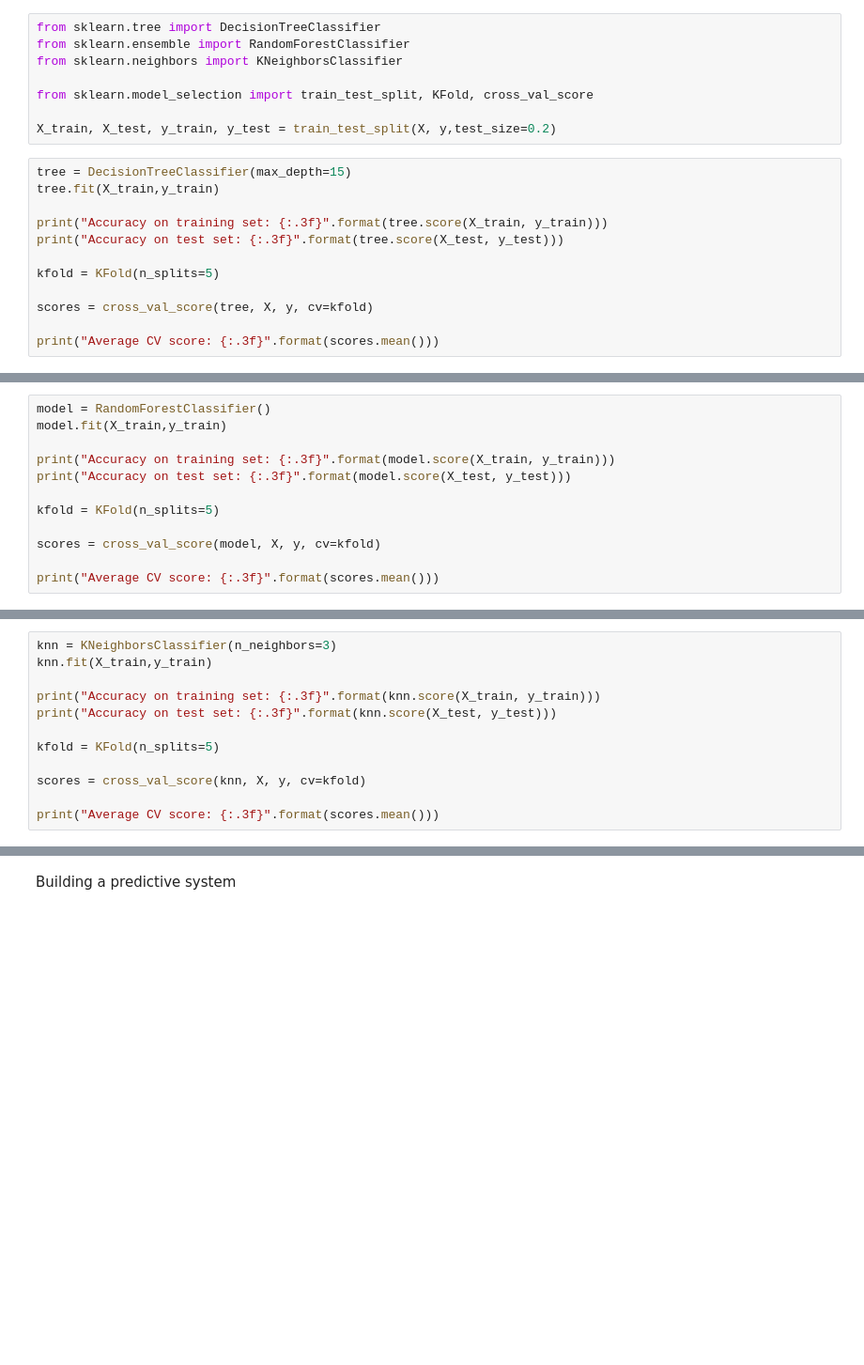
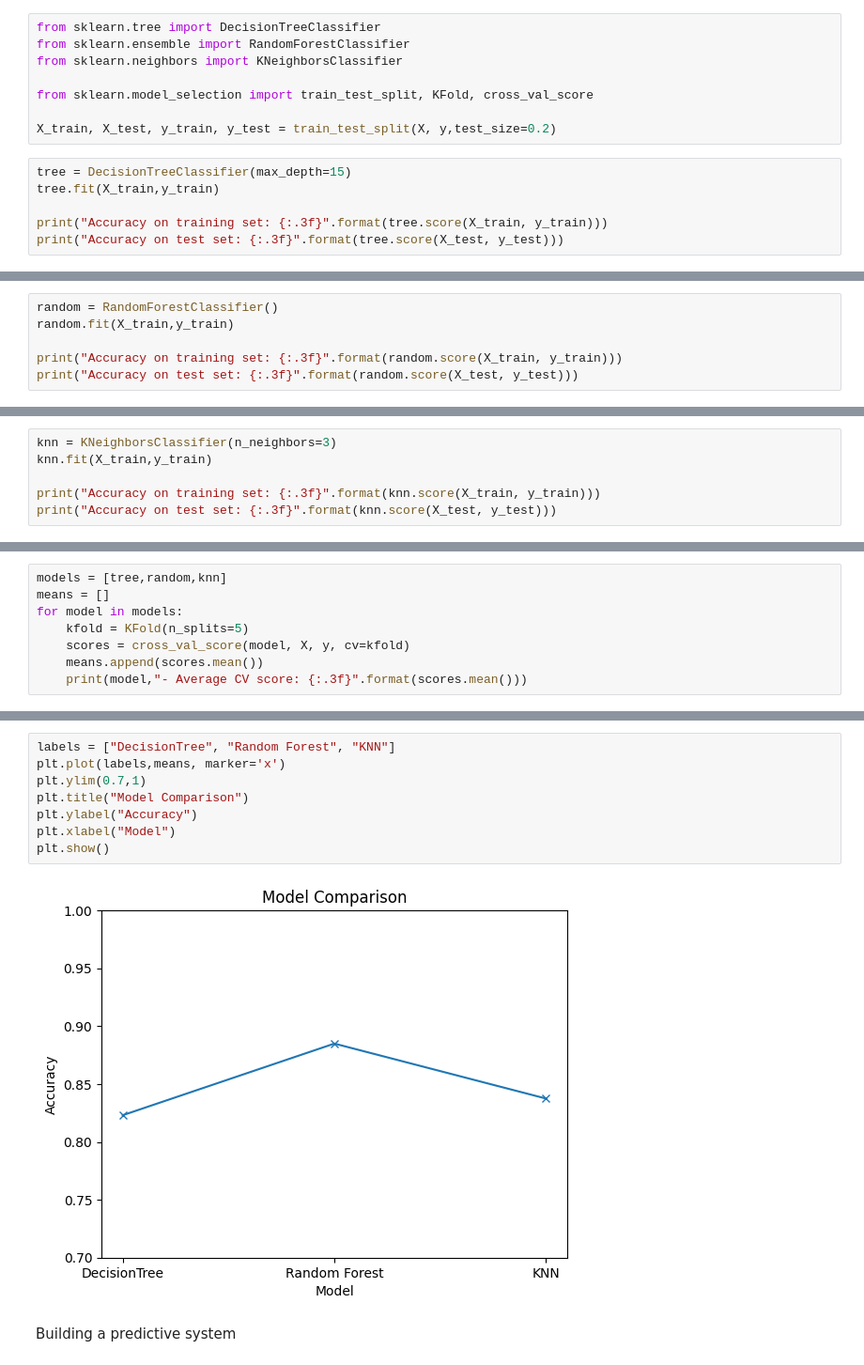
Before and after one commit to it21053528/Machine-learning, a Jupyter notebook: Wine quality prediction/wine_quality prediction.ipynb, the cells around one changed output, grey strips where cells are left out. Shown: that part at 94% size. Drawn from its saved outputs; the diff is of its cells as text; blank space fills up the shorter version.

Commit message:
model comparison

```diff
--- a/Wine quality prediction/wine_quality prediction.ipynb
+++ b/Wine quality prediction/wine_quality prediction.ipynb
@@ -109,11 +110,5 @@ tree.fit(X_train,y_train)
 
 print("Accuracy on training set: {:.3f}".format(tree.score(X_train, y_train)))
 print("Accuracy on test set: {:.3f}".format(tree.score(X_test, y_test)))
-
-kfold = KFold(n_splits=5)
-
-scores = cross_val_score(tree, X, y, cv=kfold)
-
-print("Average CV score: {:.3f}".format(scores.mean()))
 # %% [output]
 Accuracy on training set: 1.000
@@ -122,14 +116,8 @@ Average CV score: 0.831
 # %%
-model = RandomForestClassifier()
-model.fit(X_train,y_train)
+random = RandomForestClassifier()
+random.fit(X_train,y_train)
 
-print("Accuracy on training set: {:.3f}".format(model.score(X_train, y_train)))
-print("Accuracy on test set: {:.3f}".format(model.score(X_test, y_test)))
-
-kfold = KFold(n_splits=5)
-
-scores = cross_val_score(model, X, y, cv=kfold)
-
-print("Average CV score: {:.3f}".format(scores.mean()))
+print("Accuracy on training set: {:.3f}".format(random.score(X_train, y_train)))
+print("Accuracy on test set: {:.3f}".format(random.score(X_test, y_test)))
 # %% [output]
 Accuracy on training set: 1.000
@@ -141,10 +128,4 @@ knn.fit(X_train,y_train)
 
 print("Accuracy on training set: {:.3f}".format(knn.score(X_train, y_train)))
 print("Accuracy on test set: {:.3f}".format(knn.score(X_test, y_test)))
-
-kfold = KFold(n_splits=5)
-
-scores = cross_val_score(knn, X, y, cv=kfold)
-
-print("Average CV score: {:.3f}".format(scores.mean()))
 # %% [output]
@@ -153,0 +134,8 @@ Average CV score: 0.837
+# %%
+models = [tree,random,knn]
+means = []
+for model in models:
+    kfold = KFold(n_splits=5)
+    scores = cross_val_score(model, X, y, cv=kfold)
+    means.append(scores.mean())
+    print(model,"- Average CV score: {:.3f}".format(scores.mean()))
@@ -154,3 +146,13 @@ Average CV score: 0.837
+# %%
+labels = ["DecisionTree", "Random Forest", "KNN"]
+plt.plot(labels,means, marker='x')
+plt.ylim(0.7,1)
+plt.title("Model Comparison")
+plt.ylabel("Accuracy")
+plt.xlabel("Model")
+plt.show()
+# %% [output]
+[figure, added]
 # %% [markdown]
 Building a predictive system
 # %%
```
Also changed, not shown: parts of 5 cells of this notebook.
